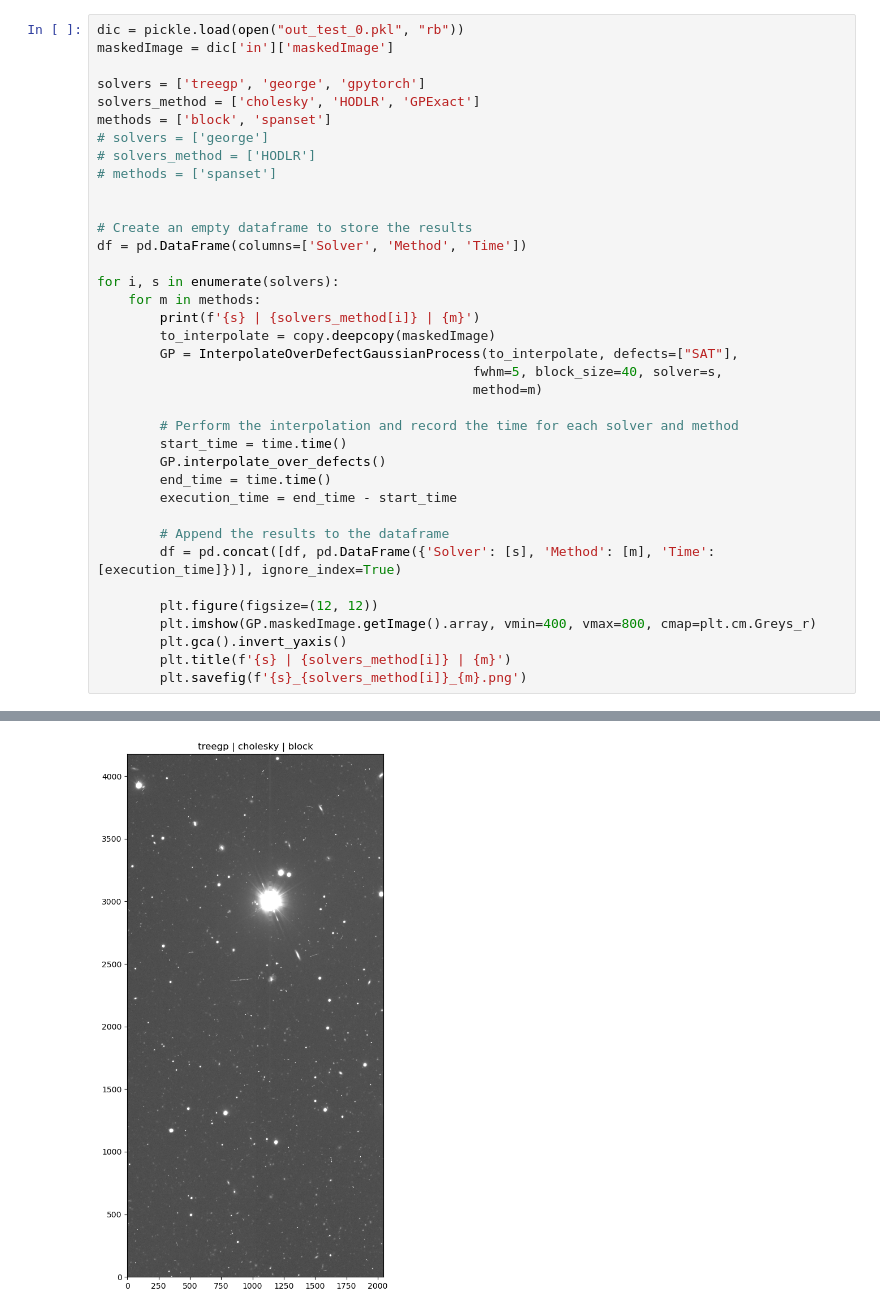
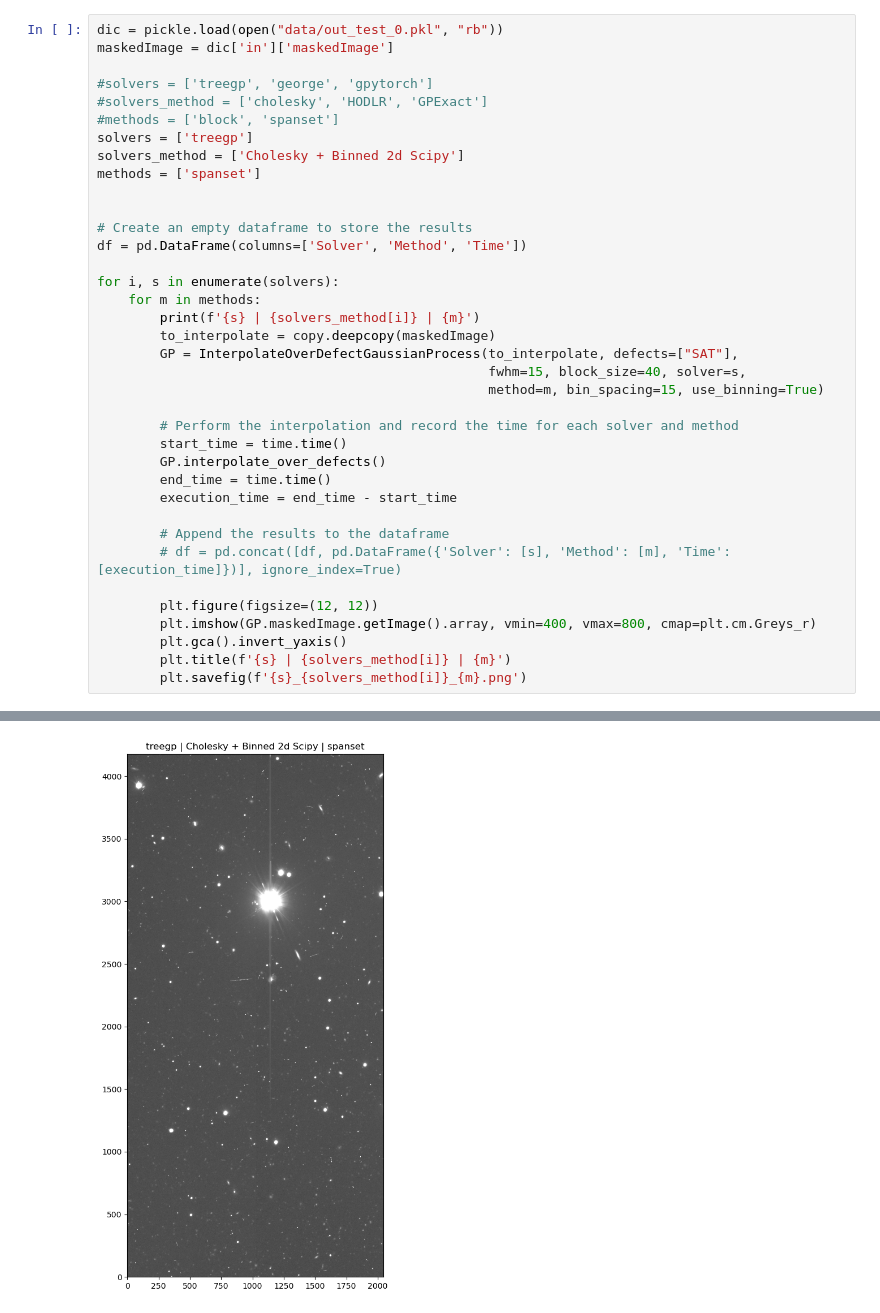
Before and after one commit to PFLeget/DM-43259, a Jupyter notebook: run_gp.ipynb, the cells around one changed output, grey strips where cells are left out. Drawn from its saved outputs; the diff is of its cells as text.

```diff
--- a/run_gp.ipynb
+++ b/run_gp.ipynb
@@ -17,13 +15,13 @@ maskedImage = dic['in']['maskedImage']
 # %%
-dic = pickle.load(open("out_test_0.pkl", "rb"))
+dic = pickle.load(open("data/out_test_0.pkl", "rb"))
 maskedImage = dic['in']['maskedImage']
 
-solvers = ['treegp', 'george', 'gpytorch']
-solvers_method = ['cholesky', 'HODLR', 'GPExact']
-methods = ['block', 'spanset']
-# solvers = ['george']
-# solvers_method = ['HODLR']
-# methods = ['spanset']
+#solvers = ['treegp', 'george', 'gpytorch']
+#solvers_method = ['cholesky', 'HODLR', 'GPExact']
+#methods = ['block', 'spanset']
+solvers = ['treegp']
+solvers_method = ['Cholesky + Binned 2d Scipy']
+methods = ['spanset']
 
 
 # Create an empty dataframe to store the results
@@ -34,8 +32,8 @@ for i, s in enumerate(solvers):
         print(f'{s} | {solvers_method[i]} | {m}')
         to_interpolate = copy.deepcopy(maskedImage)
         GP = InterpolateOverDefectGaussianProcess(to_interpolate, defects=["SAT"],
-                                                fwhm=5, block_size=40, solver=s,
-                                                method=m)
+                                                  fwhm=15, block_size=40, solver=s,
+                                                  method=m, bin_spacing=15, use_binning=True)
 
         # Perform the interpolation and record the time for each solver and method
         start_time = time.time()
@@ -44,7 +42,7 @@ for i, s in enumerate(solvers):
         execution_time = end_time - start_time
 
         # Append the results to the dataframe
-        df = pd.concat([df, pd.DataFrame({'Solver': [s], 'Method': [m], 'Time': [execution_time]})], ignore_index=True)
+        # df = pd.concat([df, pd.DataFrame({'Solver': [s], 'Method': [m], 'Time': [execution_time]})], ignore_index=True)
 
         plt.figure(figsize=(12, 12))
         plt.imshow(GP.maskedImage.getImage().array, vmin=400, vmax=800, cmap=plt.cm.Greys_r)
@@ -85 +55 @@ time for InterpolateOverDefectGaussianProcess.interpolate_over_defects = 11.0787
-[figure, old version]
+[figure, new version]
```
Also changed, not shown: parts of 5 cells of this notebook, 2 other files.
